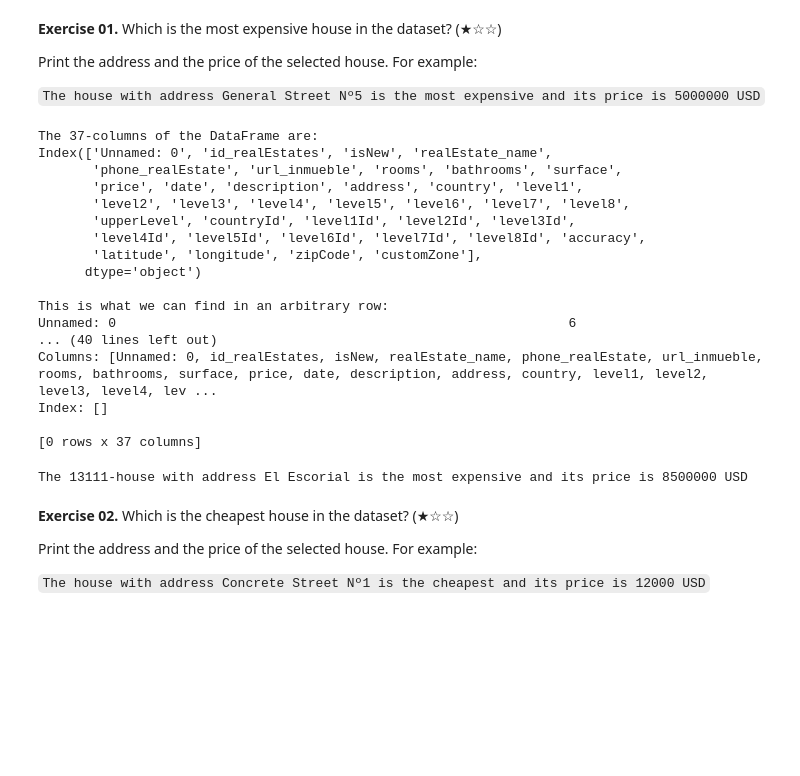
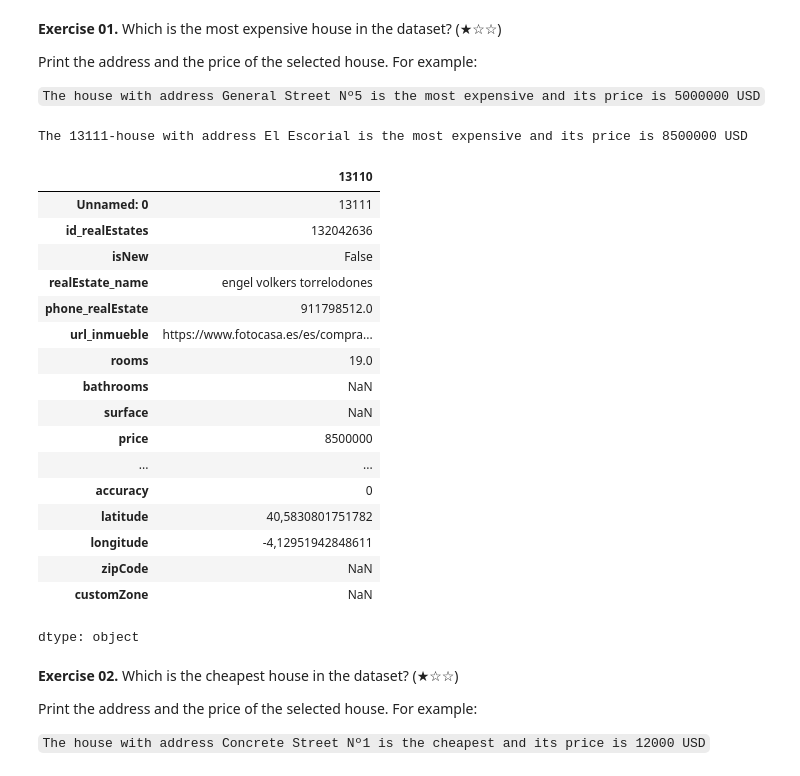
Before and after one commit to Caavlier/Proyect-RealState, a Jupyter notebook: Real_Estate_Clean_Up_Project_0.ipynb, the cells around one changed output. Saved outputs shown, nothing was run; the diff lists cells and outputs as text; code cells hidden in the pictures; blank space fills up the shorter version.

```diff
--- a/Real_Estate_Clean_Up_Project_0.ipynb
+++ b/Real_Estate_Clean_Up_Project_0.ipynb
@@ -21,7 +21,7 @@ Let's start with precisely that question... Good luck!
 import pandas as pd
 
 # URL of the CSV file hosted on GitHub (raw content)
-url = 'https://raw.githubusercontent.com/Cavlier/Proyect-RealState/refs/heads/main/real_estate.csv'
+url = 'https://raw.githubusercontent.com/Caavlier/Proyect-RealState/refs/heads/main/real_estate.csv'
 
 # Load the CSV file into a DataFrame (file uses semicolons < ; > as the delimiter instead of commas)
 df = pd.read_csv(url, sep=';')
@@ -49,37 +56,33 @@ df.head(n=10)
 Print the address and the price of the selected house. For example:
 
 `The house with address General Street Nº5 is the most expensive and its price is 5000000 USD`
-# %%
-# Check the columns in the DataFrame to decide what we are going to use
-print(f"The {df.shape[1]}-columns of the DataFrame are: \n{df.columns}")
-print(f"\nThis is what we can find in an arbitrary row: \n{df.iloc[5]}")
-
-# All rows have at least a NaN
-print(f"\nOBSERVATION: If we remove all the lines with missing values, the resulting DataFrame  is: \n{df.dropna()}")
-# %% [output]
-The 37-columns of the DataFrame are:
-Index(['Unnamed: 0', 'id_realEstates', 'isNew', 'realEstate_name',
-       'phone_realEstate', 'url_inmueble', 'rooms', 'bathrooms', 'surface',
-       'price', 'date', 'description', 'address', 'country', 'level1',
-       'level2', 'level3', 'level4', 'level5', 'level6', 'level7', 'level8',
-       'upperLevel', 'countryId', 'level1Id', 'level2Id', 'level3Id',
-       'level4Id', 'level5Id', 'level6Id', 'level7Id', 'level8Id', 'accuracy',
-       'latitude', 'longitude', 'zipCode', 'customZone'],
-      dtype='object')
-
-This is what we can find in an arbitrary row:
-Unnamed: 0                                                          6
-... (40 lines left out)
-Columns: [Unnamed: 0, id_realEstates, isNew, realEstate_name, phone_realEstate, url_inmueble, rooms, bathrooms, surface, price, date, description, address, country, level1, level2, level3, level4, lev ...
-Index: []
-
-[0 rows x 37 columns]
 # %%
 # Work with 'price' to choose the most expensive house
-Max = df['price'].idxmax()
+# 'Unnamed: 0' ennumerate the DataFram starting at 1
+Max = df['price'].idxmax() # In this case the index start at 0,...
+
 print(f"The {df.loc[Max,'Unnamed: 0']}-house with address {df.loc[Max,'address']} is the most expensive and its price is {df.loc[Max,'price']} USD")
+df.iloc[Max]
 # %% [output]
 The 13111-house with address El Escorial is the most expensive and its price is 8500000 USD
+|  | 13110 |
+| Unnamed: 0 | 13111 |
+| id_realEstates | 132042636 |
+| isNew | False |
+| realEstate_name | engel volkers torrelodones |
+| phone_realEstate | 911798512.0 |
+| url_inmueble | https://www.fotocasa.es/es/compra... |
+| rooms | 19.0 |
+| bathrooms | NaN |
+| surface | NaN |
+| price | 8500000 |
+| ... | ... |
+| accuracy | 0 |
+| latitude | 40,5830801751782 |
+| longitude | -4,12951942848611 |
+| zipCode | NaN |
+| customZone | NaN |
+dtype: object
 # %% [markdown]
 **Exercise 02.** Which is the cheapest house in the dataset? (★☆☆)
 
```
Also changed, not shown: parts of 4 cells of this notebook.
